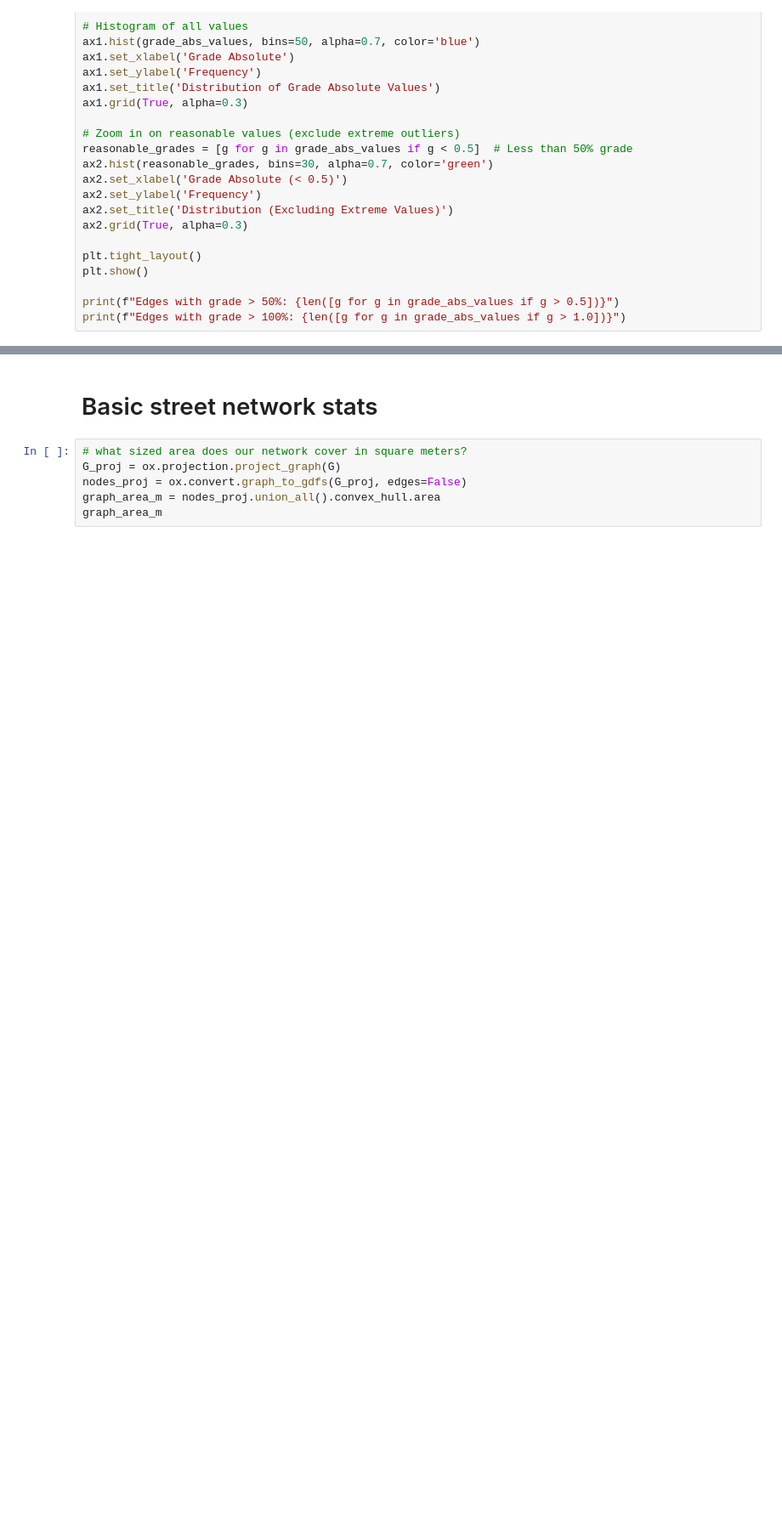
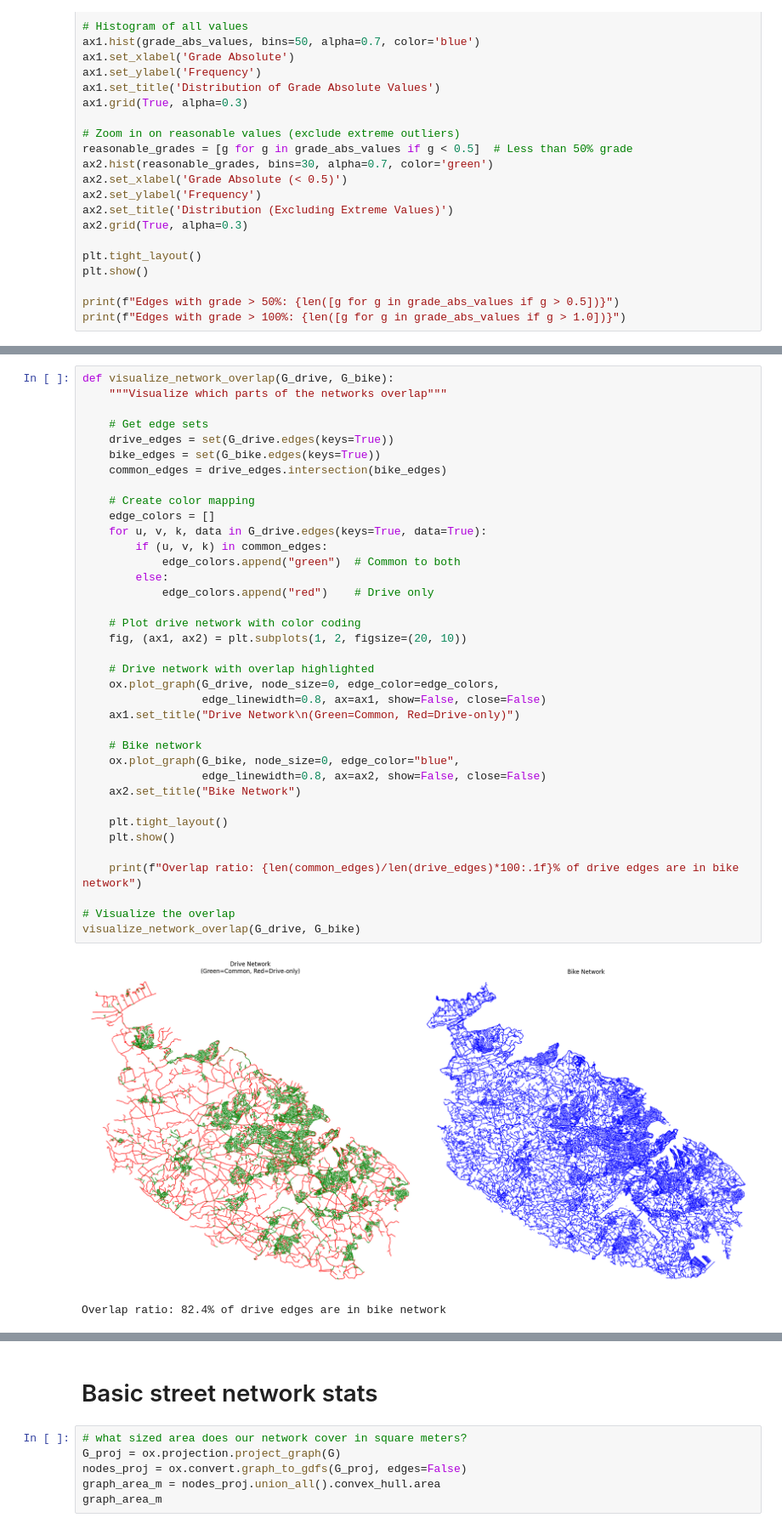
Before and after one commit to Matthew-Pirotta/FYP-OpenPaths, a Jupyter notebook: Code/test.ipynb, the cells around one changed output, grey strips where cells are left out. Shown at 85% size. Drawn from its saved outputs; the diff is of its cells as text; blank space fills up the shorter version.

```diff
--- a/Code/test.ipynb
+++ b/Code/test.ipynb
@@ -361,0 +572,40 @@ print(f"Edges with grade > 100%: {len([g for g in grade_abs_values if g > 1.0])}
+# %%
+def visualize_network_overlap(G_drive, G_bike):
+    """Visualize which parts of the networks overlap"""
+
+    # Get edge sets
+    drive_edges = set(G_drive.edges(keys=True))
+    bike_edges = set(G_bike.edges(keys=True))
+    common_edges = drive_edges.intersection(bike_edges)
+
+    # Create color mapping
+    edge_colors = []
+    for u, v, k, data in G_drive.edges(keys=True, data=True):
+        if (u, v, k) in common_edges:
+            edge_colors.append("green")  # Common to both
+        else:
+            edge_colors.append("red")    # Drive only
+
+    # Plot drive network with color coding
+    fig, (ax1, ax2) = plt.subplots(1, 2, figsize=(20, 10))
+
+    # Drive network with overlap highlighted
+    ox.plot_graph(G_drive, node_size=0, edge_color=edge_colors,
+                  edge_linewidth=0.8, ax=ax1, show=False, close=False)
+    ax1.set_title("Drive Network\n(Green=Common, Red=Drive-only)")
+
+    # Bike network
+    ox.plot_graph(G_bike, node_size=0, edge_color="blue",
+                  edge_linewidth=0.8, ax=ax2, show=False, close=False)
+    ax2.set_title("Bike Network")
+
+    plt.tight_layout()
+    plt.show()
+
+    print(f"Overlap ratio: {len(common_edges)/len(drive_edges)*100:.1f}% of drive edges are in bike network")
+
+# Visualize the overlap
+visualize_network_overlap(G_drive, G_bike)
+# %% [output]
+[figure, added]
+Overlap ratio: 82.4% of drive edges are in bike network
```
Also changed, not shown: parts of 9 cells of this notebook, 4 other files.
